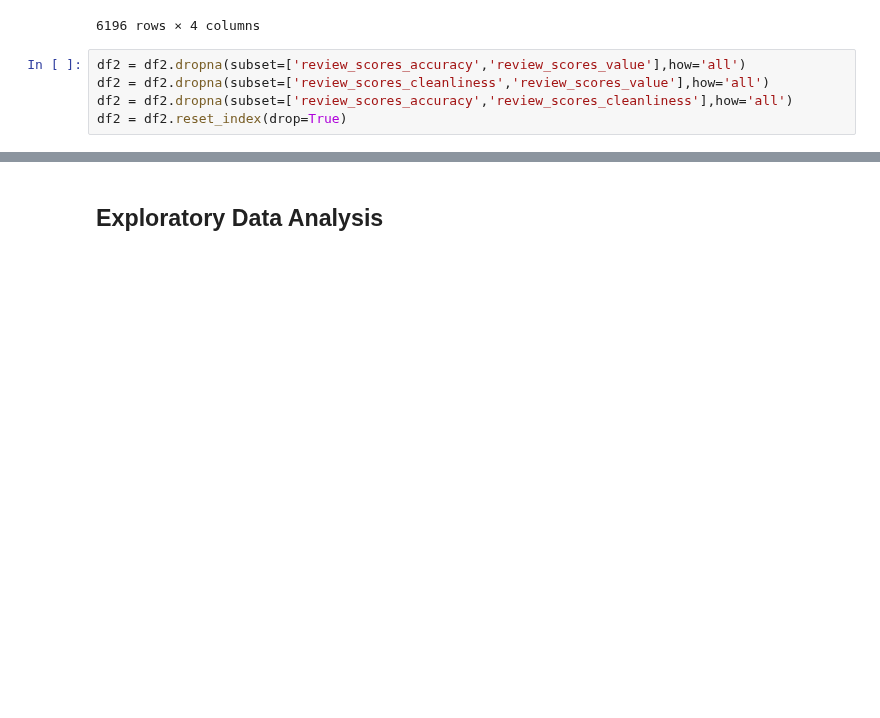
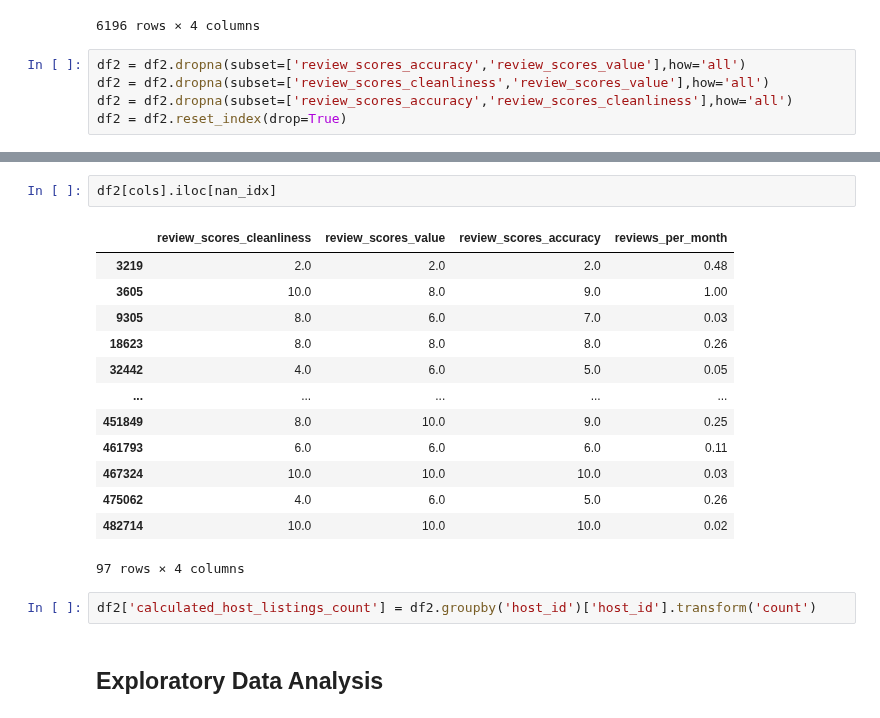
Before and after one commit to 19127592/PTDLUD, a Jupyter notebook: Project.ipynb, the cells around one changed output, grey strips where cells are left out. Cells and saved outputs as stored; diff of their text form; blank space fills up the shorter version.

```diff
--- a/Project.ipynb
+++ b/Project.ipynb
@@ -182,3 +219,21 @@ df2 = df2.reset_index(drop=True)
+# %%
+df2[cols].iloc[nan_idx]
+# %% [output]
+|  | review_scores_cleanliness | review_scores_value | review_scores_accuracy | reviews_per_month |
+| 3219 | 2.0 | 2.0 | 2.0 | 0.48 |
+| 3605 | 10.0 | 8.0 | 9.0 | 1.00 |
+| 9305 | 8.0 | 6.0 | 7.0 | 0.03 |
+| 18623 | 8.0 | 8.0 | 8.0 | 0.26 |
+| 32442 | 4.0 | 6.0 | 5.0 | 0.05 |
+| ... | ... | ... | ... | ... |
+| 451849 | 8.0 | 10.0 | 9.0 | 0.25 |
+| 461793 | 6.0 | 6.0 | 6.0 | 0.11 |
+| 467324 | 10.0 | 10.0 | 10.0 | 0.03 |
+| 475062 | 4.0 | 6.0 | 5.0 | 0.26 |
+| 482714 | 10.0 | 10.0 | 10.0 | 0.02 |
+97 rows × 4 columns
+# %%
+df2['calculated_host_listings_count'] = df2.groupby('host_id')['host_id'].transform('count')
 # %% [markdown]
 ## Exploratory Data Analysis
 # %% [markdown]
```
Also changed, not shown: parts of 7 cells of this notebook.
